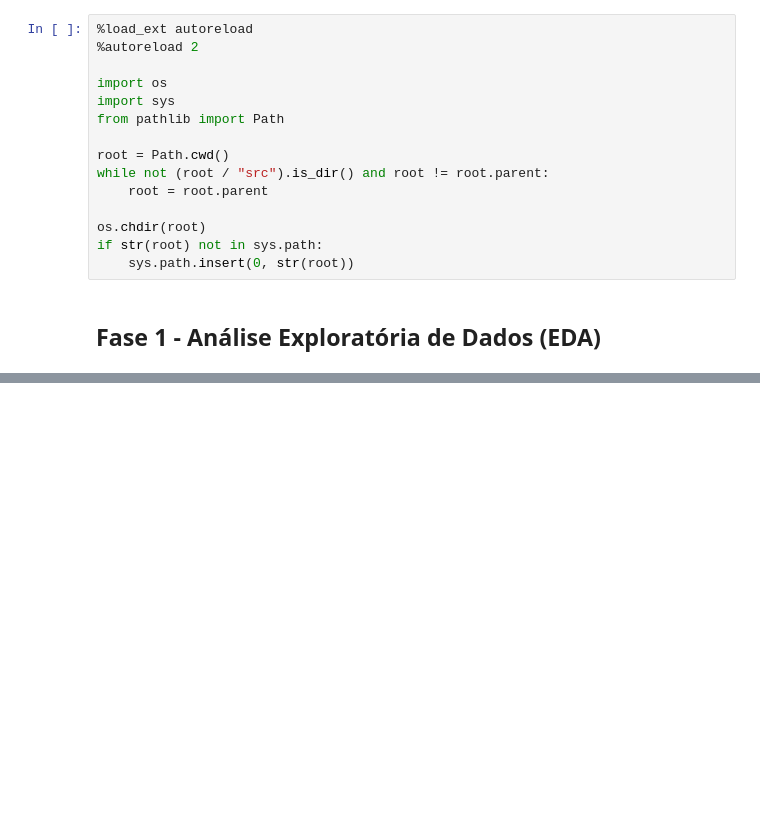
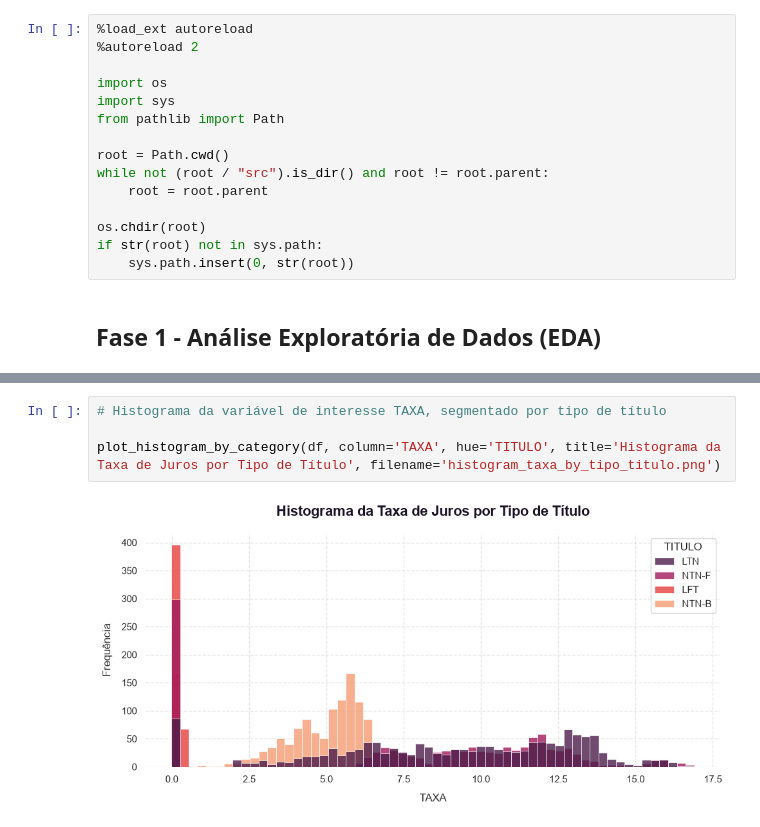
Before and after one commit to FelipeQue/brazilian-treasury-rate-prediction, a Jupyter notebook: notebooks/treasurycaster.ipynb, the cells around one changed output, grey strips where cells are left out. Cells and saved outputs as stored; diff of their text form; blank space fills up the shorter version.

```diff
--- a/notebooks/treasurycaster.ipynb
+++ b/notebooks/treasurycaster.ipynb
@@ -112,0 +129,6 @@ df_combined.head()
+# %%
+# Histograma da variável de interesse TAXA, segmentado por tipo de título
+
+plot_histogram_by_category(df, column='TAXA', hue='TITULO', title='Histograma da Taxa de Juros por Tipo de Título', filename='histogram_taxa_by_tipo_titulo.png')
+# %% [output]
+[figure, added]
```
Also changed, not shown: parts of 15 cells of this notebook, 3 other files.
